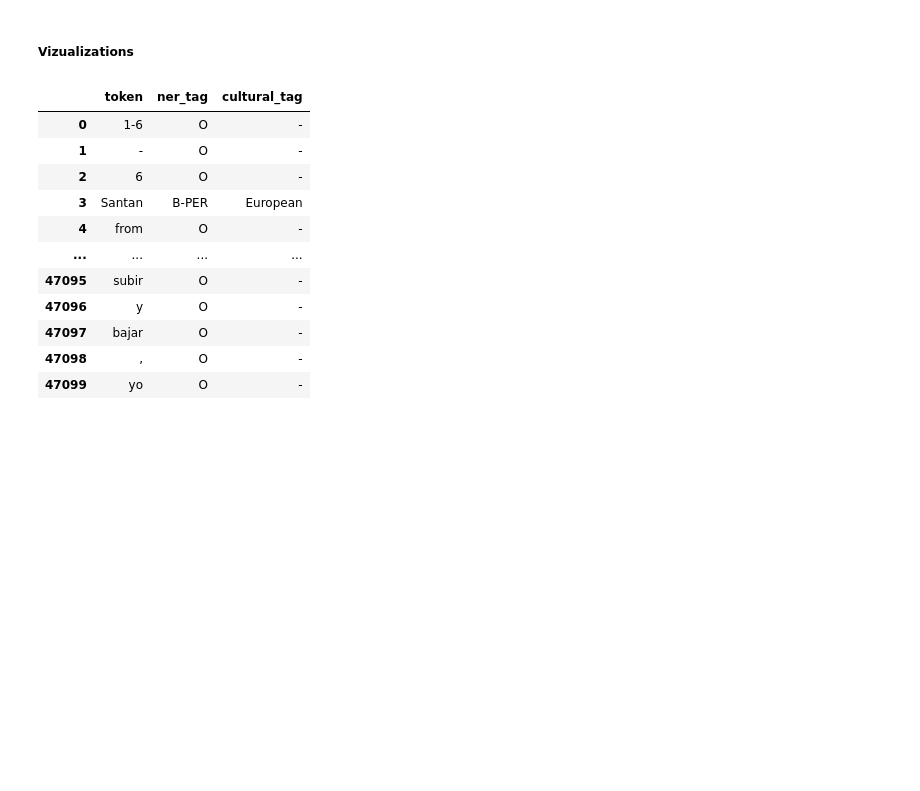
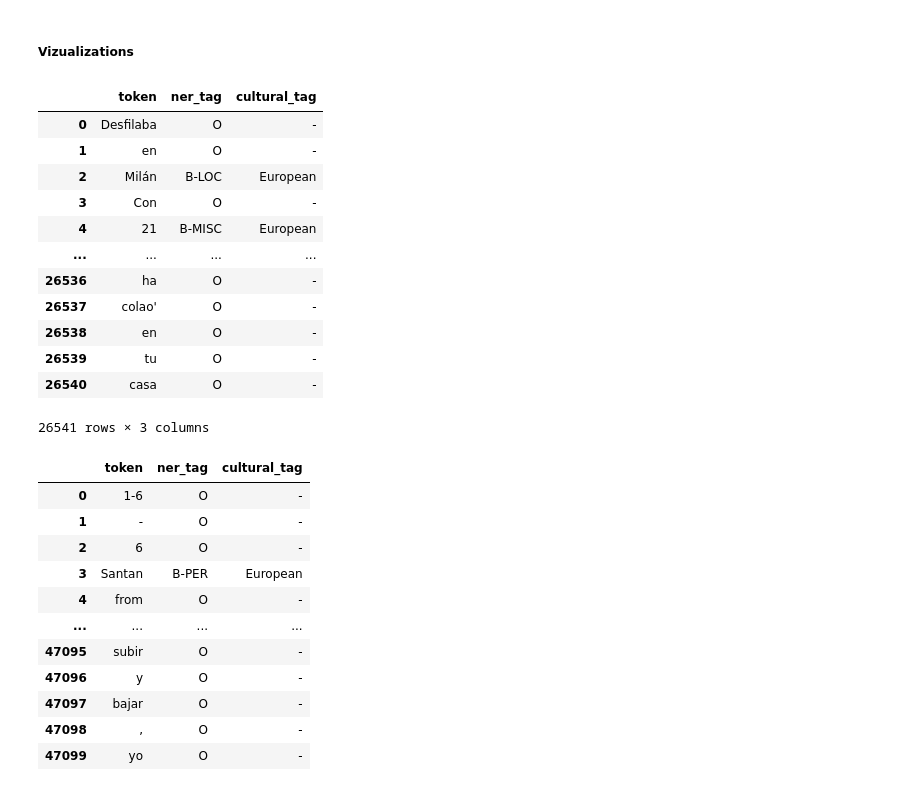
Before and after one commit to py-mesayaa/NLP_Project_ITU_2025, a Jupyter notebook: XLMR_Cultural_classifier.ipynb, the cells around one changed output. Drawn from its saved outputs; the diff is of its cells as text; code cells hidden in the pictures; blank space fills up the shorter version.

```diff
--- a/XLMR_Cultural_classifier.ipynb
+++ b/XLMR_Cultural_classifier.ipynb
@@ -80,3 +94,19 @@ df = pd.concat(chunks, ignore_index=True)
+# %%
+df_test.rename(columns=header)
+# %% [output]
+|  | token | ner_tag | cultural_tag |
+| 0 | Desfilaba | O | - |
+| 1 | en | O | - |
+| 2 | Milán | B-LOC | European |
+| 3 | Con | O | - |
+| 4 | 21 | B-MISC | European |
+| ... | ... | ... | ... |
+| 26536 | ha | O | - |
+| 26537 | colao' | O | - |
+| 26538 | en | O | - |
+| 26539 | tu | O | - |
+| 26540 | casa | O | - |
+26541 rows × 3 columns
 # %%
 df.rename(columns=header)
 # %% [output]
```
Also changed, not shown: parts of 9 cells of this notebook, 1 other file.
